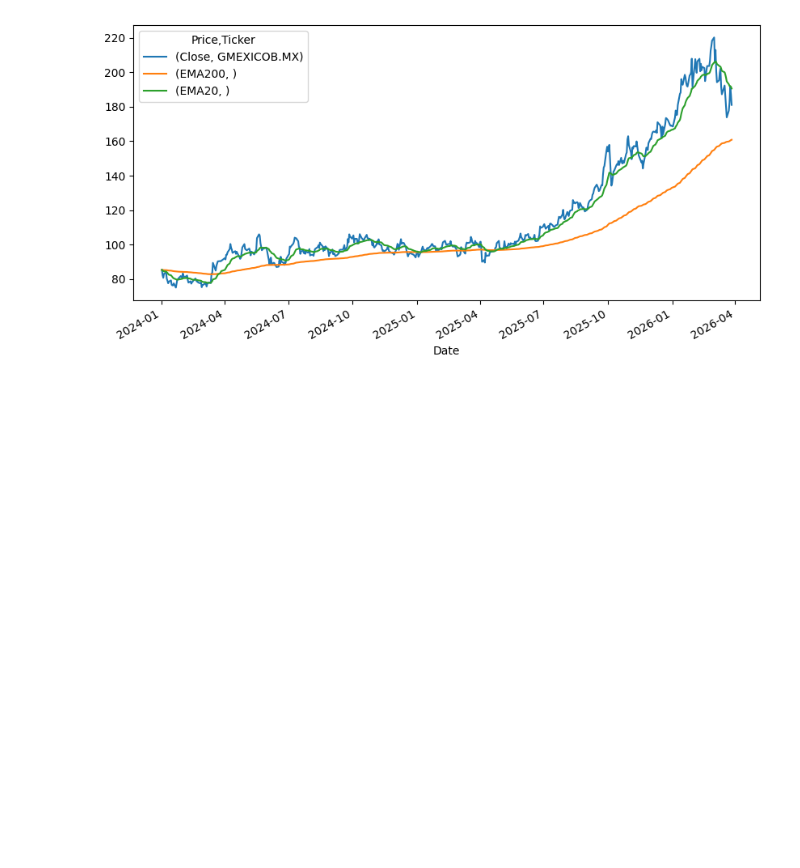
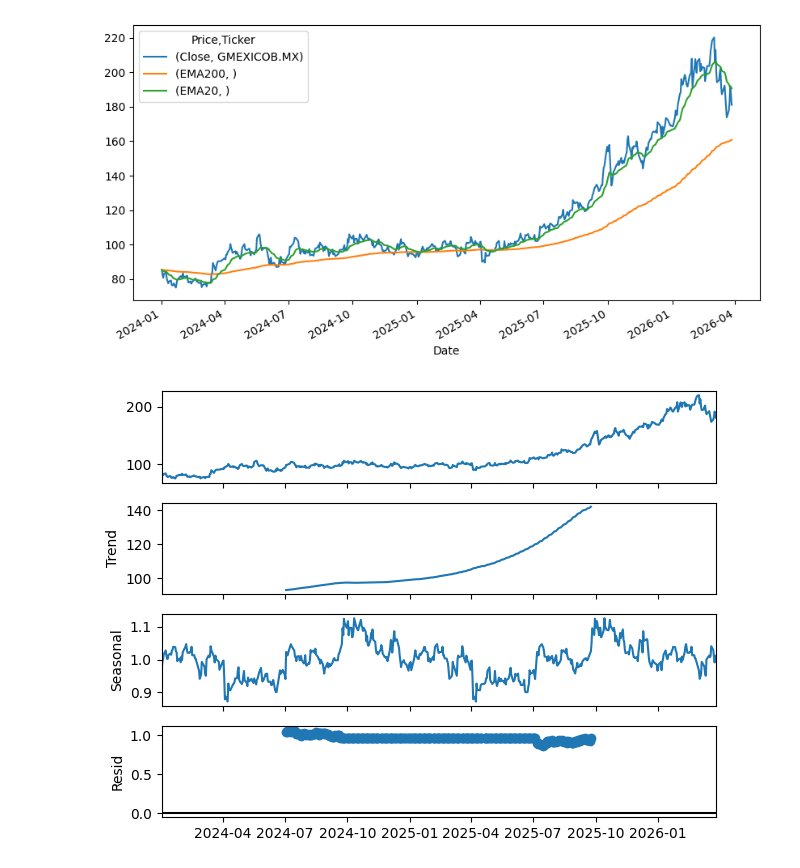
Before and after one commit to MartaPCastillo/Tesis, a Jupyter notebook: Tendencia.ipynb, the cells around one changed output. Drawn from its saved outputs; the diff is of its cells as text; code cells hidden in the pictures; blank space fills up the shorter version.

```diff
--- a/Tendencia.ipynb
+++ b/Tendencia.ipynb
@@ -29,3 +29,15 @@ df[['Close', 'EMA200', 'EMA20']].plot(figsize=(10,5))
 # %% [output]
 <Axes: xlabel='Date'>
 [figure]
+# %%
+import pandas as pd
+import matplotlib.pyplot as plt
+from statsmodels.tsa.seasonal import seasonal_decompose
+
+# 1. Cargar datos de acciones
+# 2. Descomponer
+result = seasonal_decompose(df['Close'], model='multiplicative', period=252) # 252 días hábiles en un año
+result.plot()
+plt.show()
+# %% [output]
+[figure, added]
```
